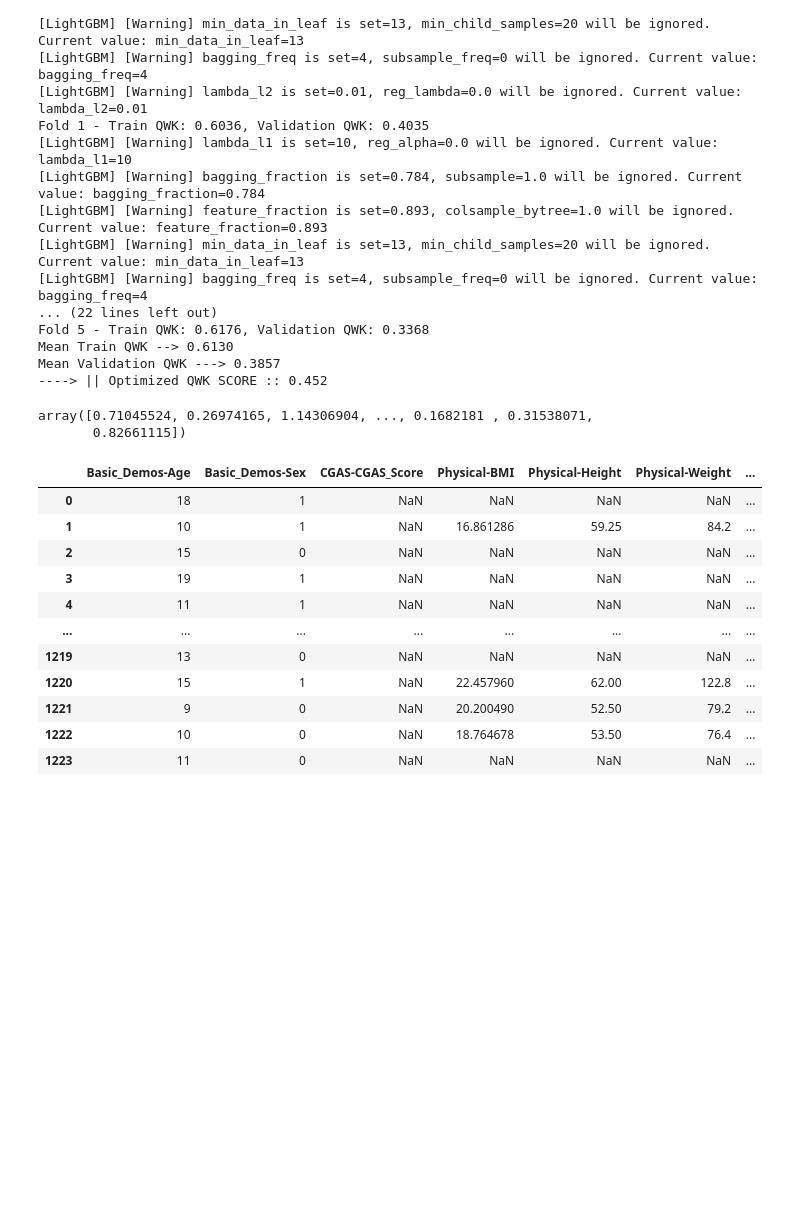
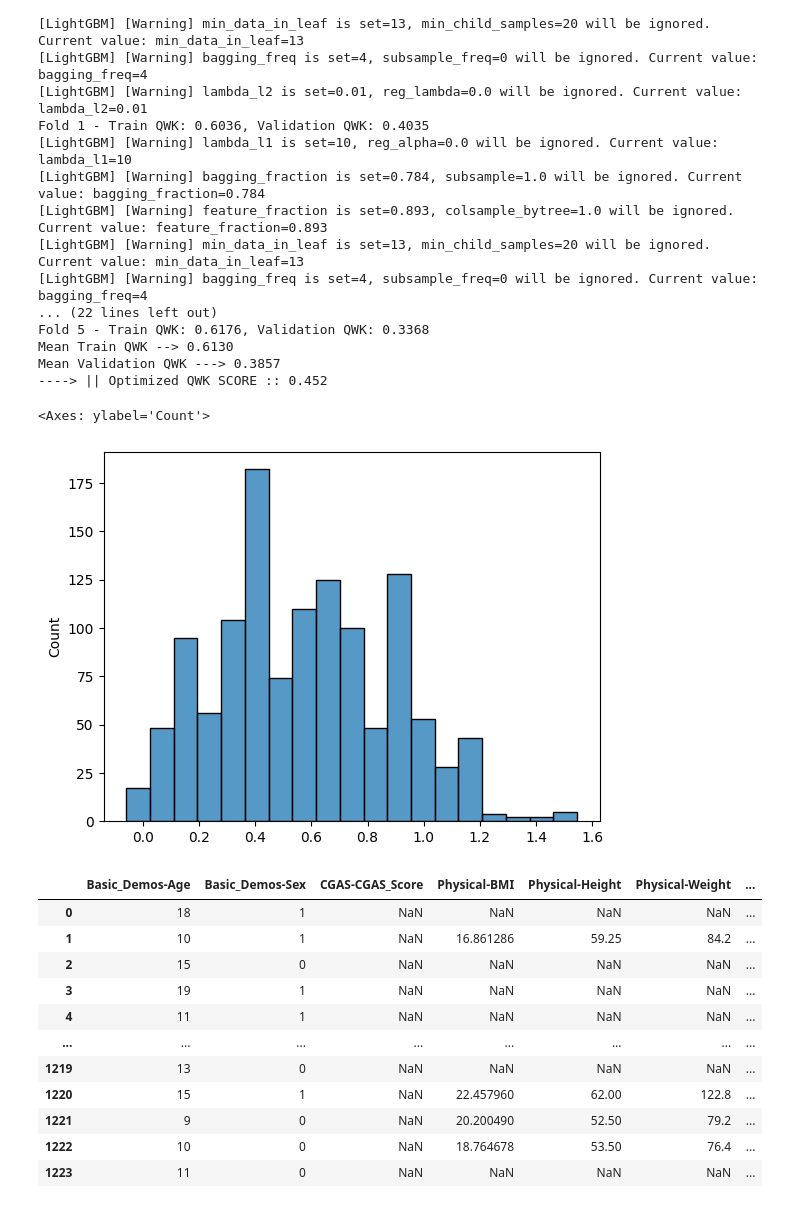
Before and after one commit to Tatsuya0720/Kaggle-CMI2024, a Jupyter notebook: experiments/exp012-table-only/exp.ipynb, the cells around one changed output. Saved outputs shown, nothing was run; the diff lists cells and outputs as text; code cells hidden in the pictures; blank space fills up the shorter version.

```diff
--- a/experiments/exp012-table-only/exp.ipynb
+++ b/experiments/exp012-table-only/exp.ipynb
@@ -245,9 +245,14 @@ Mean Validation QWK ---> 0.3857
 # 2736sample ----> || Optimized QWK SCORE :: 0.452
 # %%
 pseudo_label = model.predict(null_train.drop(["sii"], axis=1))
+
+import matplotlib.pyplot as plt
+import seaborn as sns
+
+sns.histplot(pseudo_label)
 # %% [output]
-array([0.71045524, 0.26974165, 1.14306904, ..., 0.1682181 , 0.31538071,
-       0.82661115])
+<Axes: ylabel='Count'>
+[figure, added]
 # %%
 null_train
 # %% [output]
```
Also changed, not shown: 7 other files.
